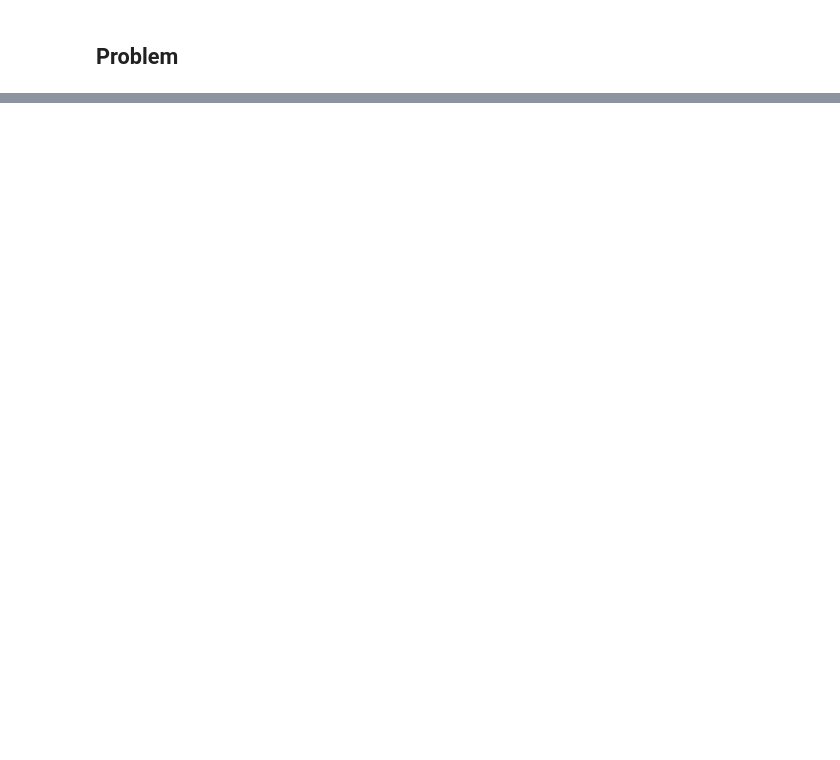
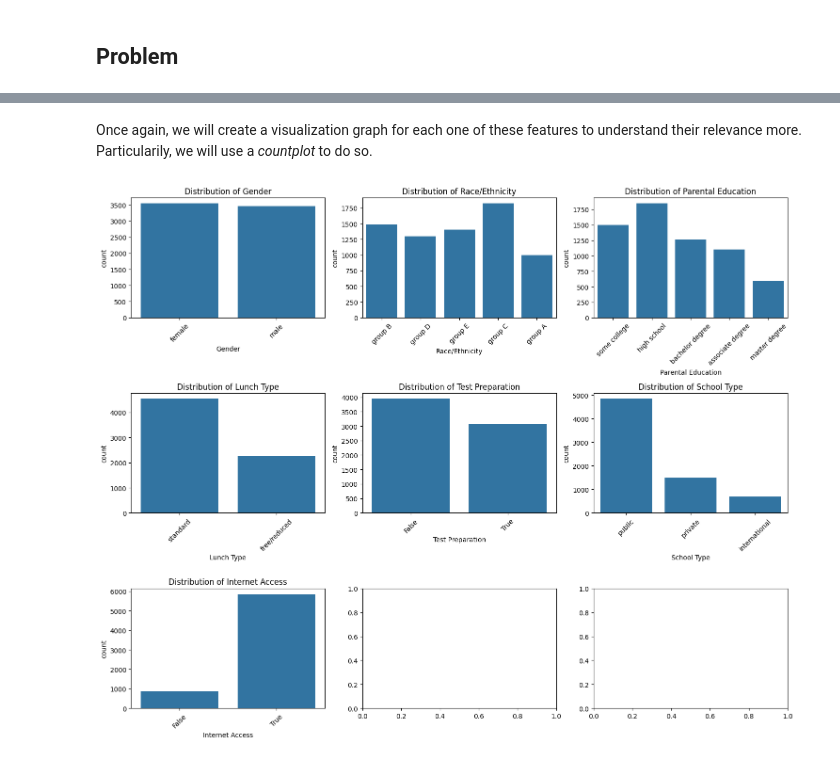
Before and after one commit to braulio-dev/cetys-icc-compint, a Jupyter notebook: 1. EDA & Preprocessing/main.ipynb, the cells around one changed output, grey strips where cells are left out. Saved outputs shown, nothing was run; the diff lists cells and outputs as text; code cells hidden in the pictures; blank space fills up the shorter version.

```diff
--- a/1. EDA & Preprocessing/main.ipynb
+++ b/1. EDA & Preprocessing/main.ipynb
@@ -35,0 +149,15 @@ I believe the remaining features will aid in making a fair prediction of the abo
+# %% [markdown]
+Once again, we will create a visualization graph for each one of these features to understand their relevance more. Particularily, we will use a *countplot* to do so.
+# %%
+categorical_cols = ['Gender', 'Race/Ethnicity', 'Parental Education', 'Lunch Type', 'Test Preparation', 'School Type', 'Internet Access']
+
+fig, axes = plt.subplots(nrows=3, ncols=3, figsize=(15, 12))
+axes = axes.flatten()
+for i, col in enumerate(categorical_cols):
+    sns.countplot(data=data, x=col, ax=axes[i])
+    axes[i].set_title(f'Distribution of {col}')
+    axes[i].tick_params(axis='x', rotation=45)
+plt.tight_layout()
+plt.show()
+# %% [output]
+[figure, added]
```
Also changed, not shown: parts of 42 cells of this notebook, 2 other files.
